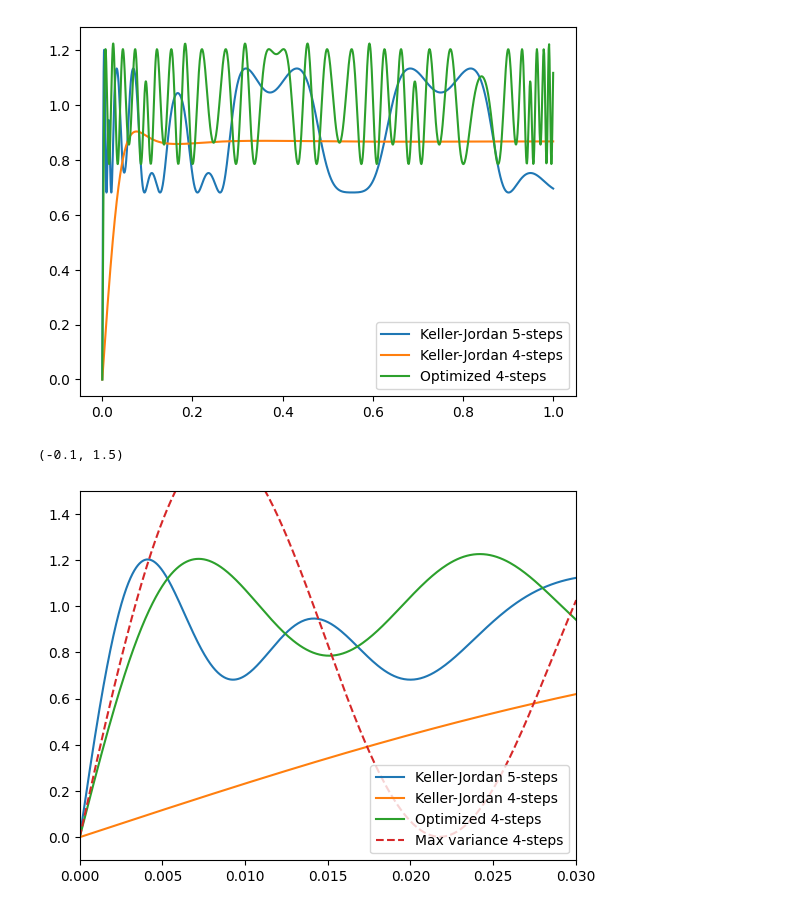
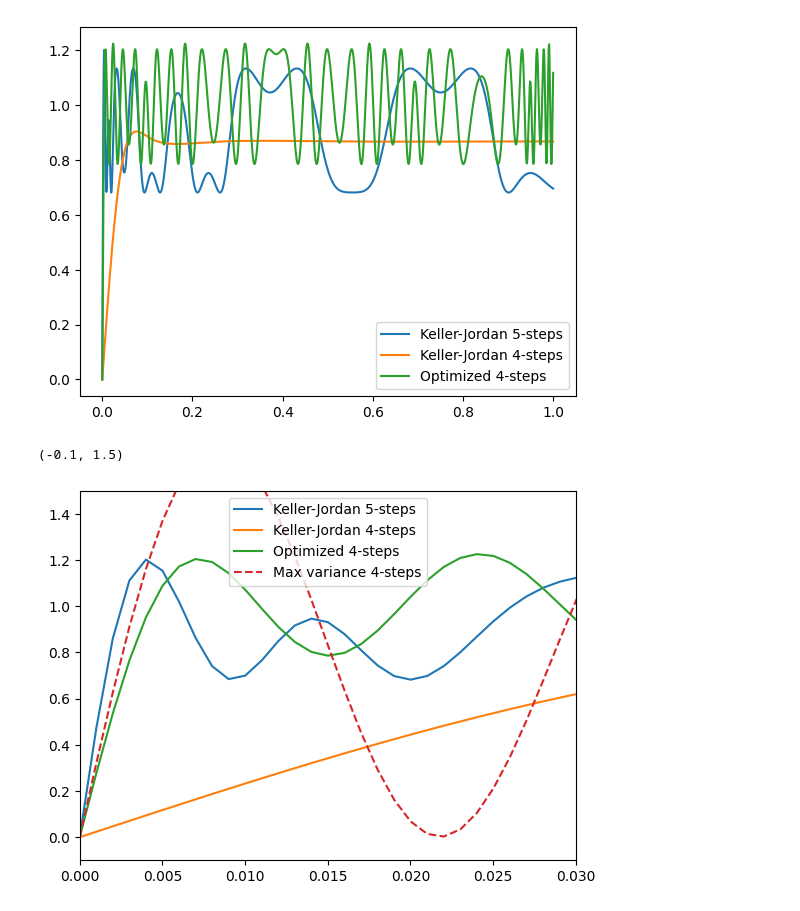
Before and after one commit to leloykun/modded-nanogpt, a Jupyter notebook: muon_smart_hp_search_4_steps.ipynb, the cells around one changed output. Cells and saved outputs as stored; diff of their text form; code cells hidden in the pictures.

Commit message:
implement smart 4-step

```diff
--- a/muon_smart_hp_search_4_steps.ipynb
+++ b/muon_smart_hp_search_4_steps.ipynb
@@ -82,0 +82,10 @@ mv_iterator_jax = sp.lambdify(x_, iterator_simplified_.subs({gamma_: mv_gamma, l
+# %%
+max_variance_iterator_jax = sp.lambdify(x_, max_variance_iterator_, "jax")
+# %%
+x = jnp.linspace(0, 1, 1000)
+y = x
+for _ in range(4):
+    y = max_variance_iterator_jax(y)
+max_value_at_step4 = jnp.max(y)
+max_variance_iterator_normed_slope_at_step4 = mv_div_at_0**4 / max_value_at_step4
+max_variance_iterator_normed_slope_at_step4
@@ -94,9 +105,9 @@ def loss_util(x, params):
     loss1 = jnp.sqrt(jnp.mean((y - 1) ** 2))
 
     slopes = dhdx_jax(0, params[:, 0], params[:, 1], params[:, 2])
-    # loss2 = SLOPE_WEIGHT * jnp.clip((3.4445**5 - slopes.prod()), 0)
+    loss2 = SLOPE_WEIGHT * jnp.clip((3.4445**5 - slopes.prod()), 0)
     # mv_div_at_0^4 is the maximum attainable slope at 0 after 4 iterations
-    loss2 = SLOPE_WEIGHT * jnp.clip((mv_div_at_0**4 - slopes.prod()), 0)
+    # loss2 = SLOPE_WEIGHT * jnp.clip((mv_div_at_0**4 - slopes.prod()), 0)
 
     # loss3 = jnp.clip(jnp.max(y - 1.2023681), 0)
 
@@ -234,7 +245,9 @@ plt.savefig("img/iterator_attractor_basin.png")
 # %% [output]
 [figure]
 # %%
-y0 = x
+x0 = jnp.linspace(0, 1, 1000)
+
+y0 = x0
 for _ in range(5):
     y0 = keller_jordan_iterator_jax(y0)
 
@@ -245,10 +258,10 @@ def scan_fn(y, gamma_r):
     return y, y
 
 
-y1, _ = jax.lax.scan(scan_fn, x, params)
-y2, _ = jax.lax.scan(scan_fn, x, new_params)
+y1, _ = jax.lax.scan(scan_fn, x0, params)
+y2, _ = jax.lax.scan(scan_fn, x0, new_params)
 
-y3 = x
+y3 = x0
 for _ in range(4):
-    y3 = mv_iterator_jax(y3)
+    y3 = max_variance_iterator_jax(y3)
 # %%
@@ -261,15 +274,15 @@ plt.legend(loc="lower right")
 <matplotlib.legend.Legend at 0x...>
 [figure]
 # %%
-sns.lineplot(x=x, y=y0, label="Keller-Jordan 5-steps")
-sns.lineplot(x=x, y=y1, label="Keller-Jordan 4-steps")
-sns.lineplot(x=x, y=y2, label="Optimized 4-steps")
-sns.lineplot(x=x, y=y3, label="Max variance 4-steps", linestyle="--")
+sns.lineplot(x=x0, y=y0, label="Keller-Jordan 5-steps")
+sns.lineplot(x=x0, y=y1, label="Keller-Jordan 4-steps")
+sns.lineplot(x=x0, y=y2, label="Optimized 4-steps")
+sns.lineplot(x=x0, y=y3, label="Max variance 4-steps", linestyle="--")
 plt.xlim(0, 0.03)
 plt.ylim(-0.1, 1.5)
 # %% [output]
 (-0.1, 1.5)
-[figure, old version]
+[figure, new version]
 # %%
 min_idx = jnp.argmax(y2[:1000]).item()
 jnp.max(y2) / jnp.min(y2[min_idx:1000])
```
Also changed, not shown: parts of 9 cells of this notebook, 2 other files.
